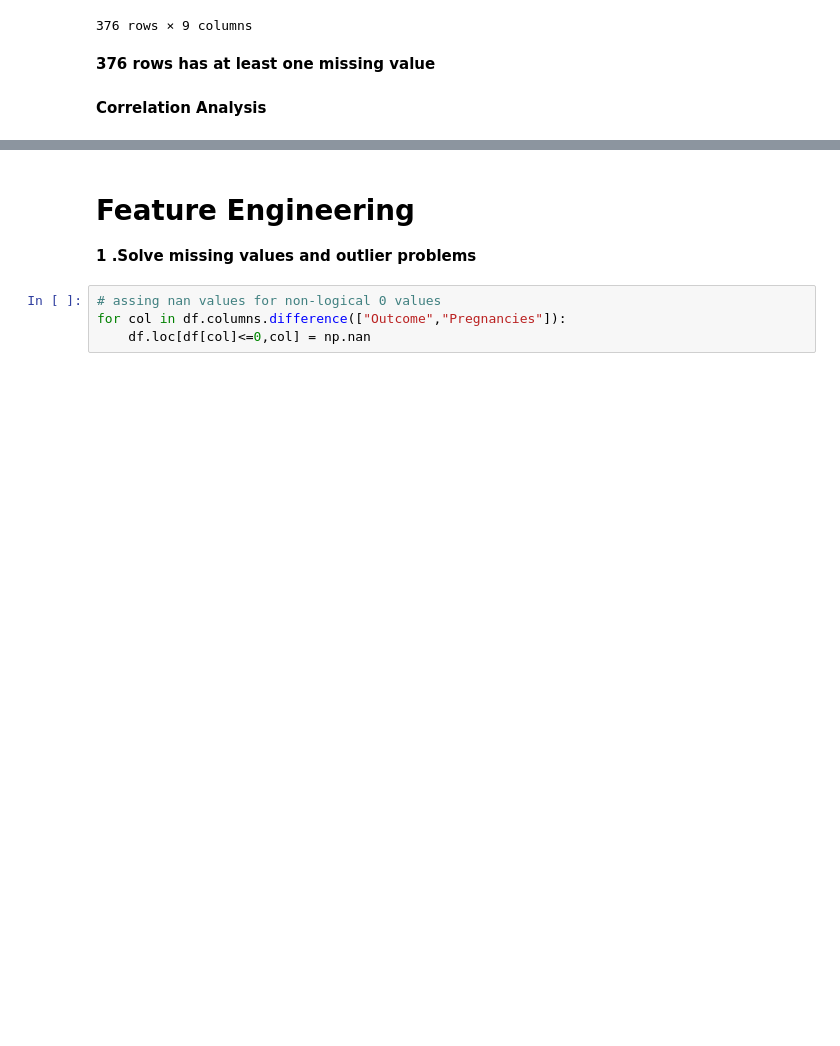
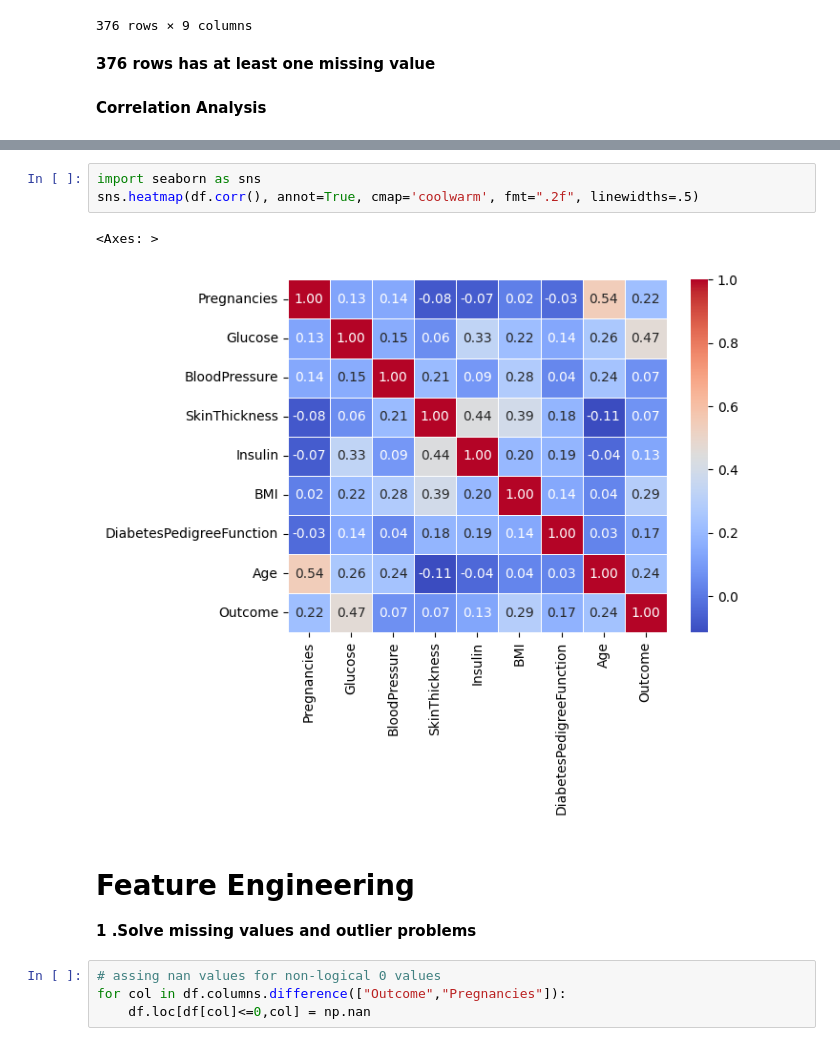
Before and after one commit to ms60/feature-engineering-hw, a Jupyter notebook: feature-engineering-hw.ipynb, the cells around one changed output, grey strips where cells are left out. Saved outputs shown, nothing was run; the diff lists cells and outputs as text; blank space fills up the shorter version.

```diff
--- a/feature-engineering-hw.ipynb
+++ b/feature-engineering-hw.ipynb
@@ -264,6 +264,12 @@ df.corr()
 | DiabetesPedigreeFunction | -0.033523 | 0.137337 | 0.041265 | 0.183928 | 0.185071 | 0.140647 | 1.000000 | 0.033561 | ... |
 | Age | 0.544341 | 0.263514 | 0.239528 | -0.113970 | -0.042163 | 0.036242 | 0.033561 | 1.000000 | ... |
 | Outcome | 0.221898 | 0.466581 | 0.065068 | 0.074752 | 0.130548 | 0.292695 | 0.173844 | 0.238356 | ... |
+# %%
+import seaborn as sns
+sns.heatmap(df.corr(), annot=True, cmap='coolwarm', fmt=".2f", linewidths=.5)
+# %% [output]
+<Axes: >
+[figure, added]
 # %% [markdown]
 # **Feature Engineering**
 **1 .Solve missing values and outlier problems**
```
Also changed, not shown: parts of 2 cells of this notebook.
